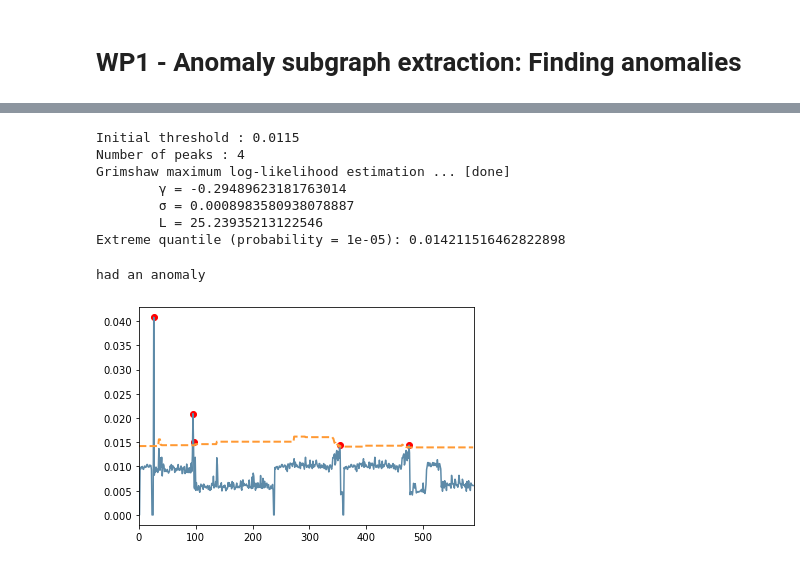
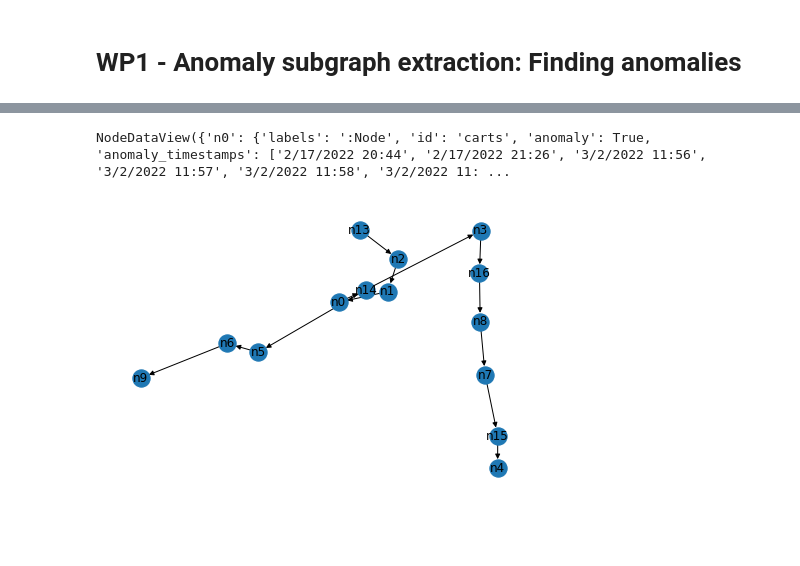
Before and after one commit to hpi-sam/Spatio-Temporal-Graphs, a Jupyter notebook: src/anomalies.ipynb, the cells around one changed output, grey strips where cells are left out. Cells and saved outputs as stored; diff of their text form; code cells hidden in the pictures; blank space fills up the shorter version.

Commit message:
WIP generate temporal subgraphs from anomaly propagation from frontend node

```diff
--- a/src/anomalies.ipynb
+++ b/src/anomalies.ipynb
@@ -9,5 +11,9 @@ import traceback
 # %%
-graph = py2neo.Graph("bolt://192.168.1.185:7687", auth=("neo4j", ""))
+#graph = py2neo.Graph("bolt://192.168.1.185:7687", auth=("neo4j", ""))
+# TODO. put this into neo4j again
+
+graph = nx.read_graphml("../data/causality_chi2.graphml")
+graph = graph.to_undirected()
 # %%
 full_data = pd.read_csv('../data/loadtest-timestamp.csv')
 full_data[['Date', 'Time']] = full_data['Time'].str.split(" ", expand=True)
@@ -292,28 +65,0 @@ ValueError: arange: cannot compute length
-# %%
-f = '../data/loadtest-Updated.csv'
-P = pd.read_csv(f)
-# stream
-u_data = (P['Time'] == '2/17/2022')| (P['Time'] == '3/2/2022')
-data = P['orders-db'][u_data].values
-# initial batch
-u_init_data = (P['Time'] == '10/14/2021') | (P['Time'] == '10/20/2021')| (P['Time'] == '10/19/2021')
-init_data = P['orders-db'][u_init_data].values
-q = 1e-5  			# risk parameter
-s = SPOT(q)  		# SPOT object
-s.fit(init_data,data) 	# data import
-s.initialize() 		# initialization step
-results = s.run() 	# run
-s.plot(results) 	# plot
-alarms = results["alarms"]
-if len(alarms) > 0:
-    print("had an anomaly")
-# %% [output]
-Initial threshold : 0.0115
-Number of peaks : 4
-Grimshaw maximum log-likelihood estimation ... [done]
-        γ = -0.29489623181763014
-        σ = 0.0008983580938078887
-        L = 25.23935213122546
-Extreme quantile (probability = 1e-05): 0.014211516462822898
-had an anomaly
-[figure, removed]
@@ -319,0 +71,10 @@ had an anomaly
+# %%
+graph.nodes.data()
+# %% [output]
+NodeDataView({'n0': {'labels': ':Node', 'id': 'carts', 'anomaly': True, 'anomaly_timestamps': ['2/17/2022 20:44', '2/17/2022 21:26', '3/2/2022 11:56', '3/2/2022 11:57', '3/2/2022 11:58', '3/2/2022 11: ...
+# %%
+frontend_node = [n for n in graph.nodes.data() if n[1]["id"] == "front-end"][0]
+anomaly_graph0 = nx.dfs_tree(graph, frontend_node[0])
+nx.draw(anomaly_graph0, with_labels=True)
+# %% [output]
+[figure, added]
```
Also changed, not shown: parts of 15 cells of this notebook, 1 other file.
